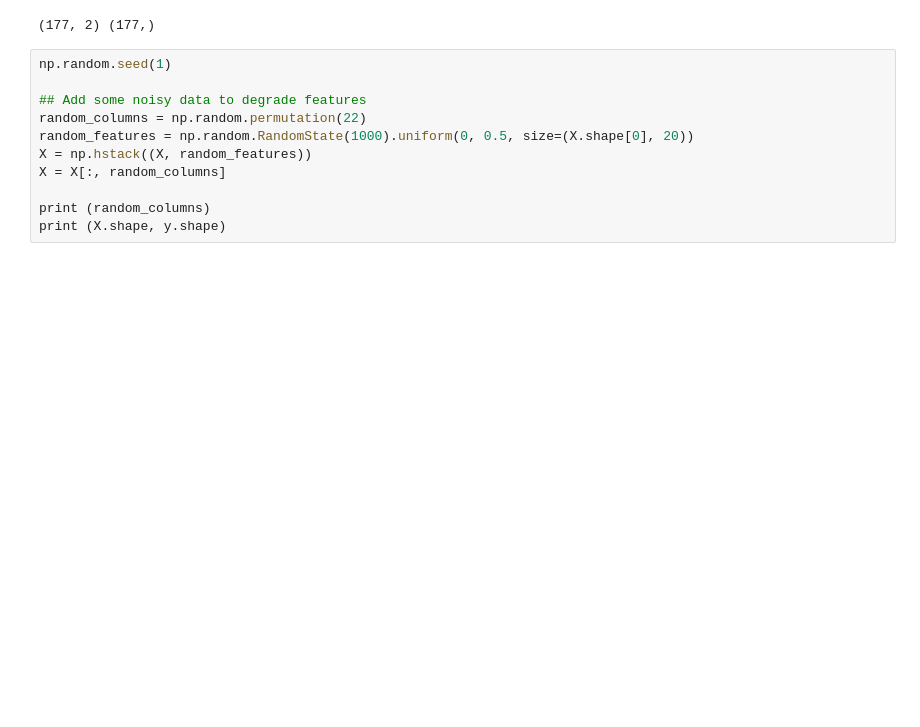
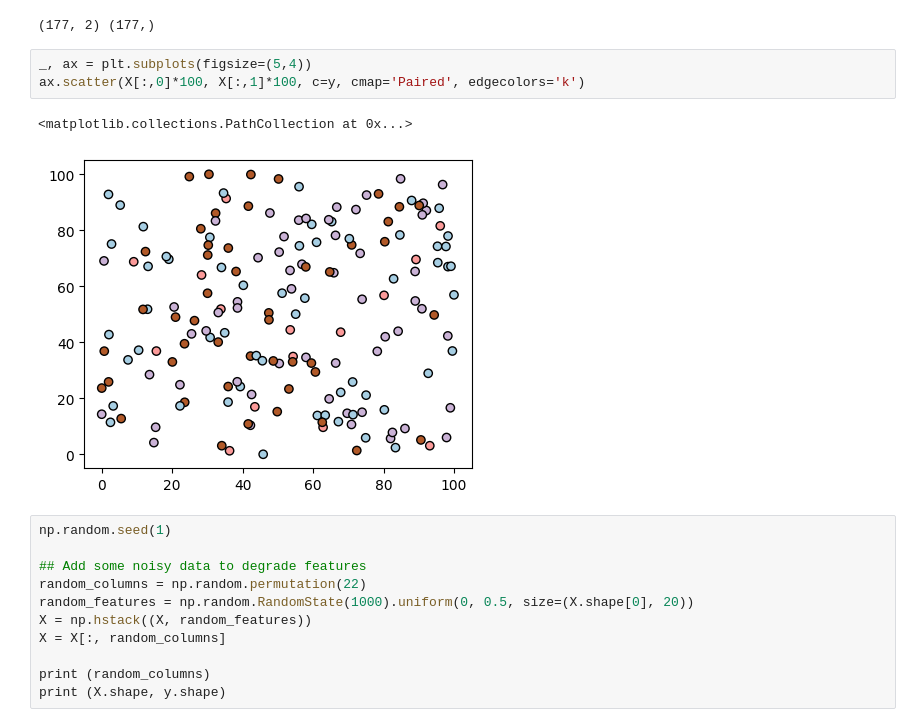
Before and after one commit to EddyTheSaint/ML_J10, a Jupyter notebook: Sem_8/Feature_selection.ipynb, the cells around one changed output. Drawn from its saved outputs; the diff is of its cells as text; blank space fills up the shorter version.

```diff
--- a/Sem_8/Feature_selection.ipynb
+++ b/Sem_8/Feature_selection.ipynb
@@ -25,6 +25,12 @@ X, y = np.array([data['width'], data['height']]).T, np.array(data["fruit_label"]
 print (X.shape, y.shape)
 # %% [output]
 (177, 2) (177,)
+# %%
+_, ax = plt.subplots(figsize=(5,4))
+ax.scatter(X[:,0]*100, X[:,1]*100, c=y, cmap='Paired', edgecolors='k')
+# %% [output]
+<matplotlib.collections.PathCollection at 0x...>
+[figure, added]
 # %%
 np.random.seed(1)
 
```
Also changed, not shown: parts of 18 cells of this notebook, 1 other file.
